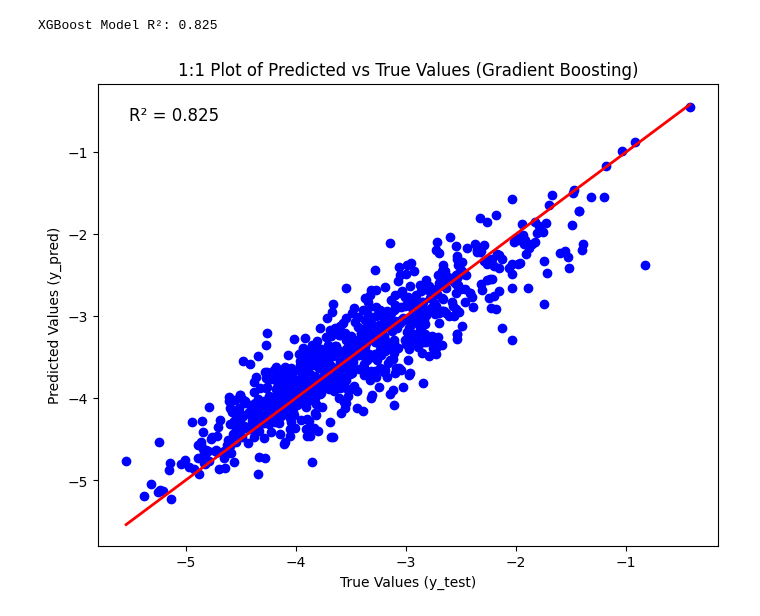
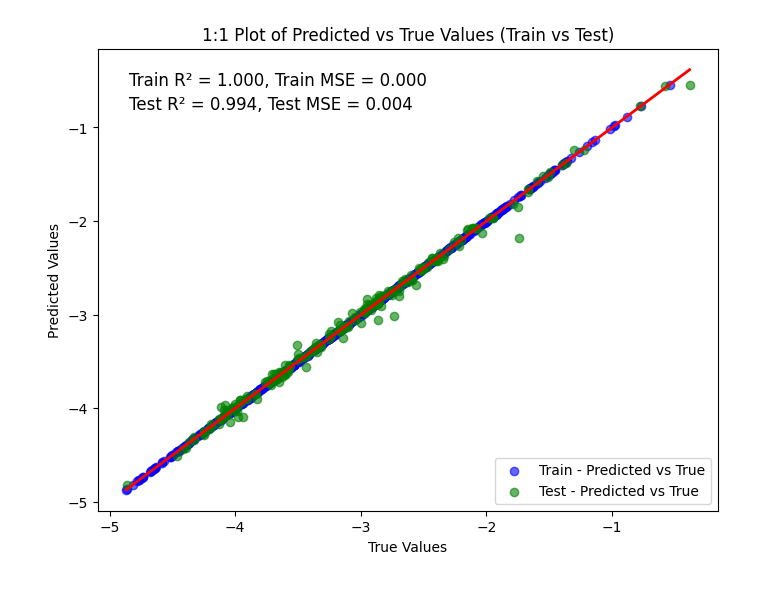
Before and after one commit to kosb123/Punching-shear, a Jupyter notebook: earthquake_code/test.ipynb, the cells around one changed output. Drawn from its saved outputs; the diff is of its cells as text; code cells hidden in the pictures.

```diff
--- a/earthquake_code/test.ipynb
+++ b/earthquake_code/test.ipynb
@@ -53,51 +280,69 @@ TypeError: loop of ufunc does not support argument 0 of type Explanation which h
 # %%
 import pandas as pd
 import matplotlib.pyplot as plt
 from xgboost import XGBRegressor
 from sklearn.model_selection import train_test_split
-from sklearn.metrics import r2_score
+from sklearn.metrics import r2_score, mean_squared_error
 
 # 데이터 로드
-file_path = '../earthquake_data/2.xlsx'  # 데이터 파일 경로
+file_path = '../earthquake_data/x_nan_4.xlsx'  # 데이터 파일 경로
 data = pd.read_excel(file_path, sheet_name=None)
 
-# 'i2' 시트에서 입력 변수 선택
-i2_data = data['i2']
-X_i2 = i2_data[['지역 규모', '모멘트 규모', '진원 깊이', '진원 거리', '전파 거리', 'dVI', 'Vs30']]
+# 'i4' 시트에서 입력 변수 선택
+i4_data = data['i4']
+X_i4 = i4_data[['Hypercentral_Distance', 'Moment_Magnitude', 'Hypocentral_Depth', 'Hypocentral_Distance', 'Propagation_Distance', 'dVI', 'Vs30', 'pga']]
 
-# 'Vs30' 열의 NaN 값 0으로 변경
-X_i2['Vs30'] = X_i2['Vs30'].fillna(0)
-
-# 'o2' 시트에서 정답값 (1열) 선택
-o2_data = data['o2']
-y_o2 = o2_data['1열']
+# 'o4' 시트에서 정답값 (1열) 선택
+o4_data = data['o4']
+y_o4 = o4_data['1c']
 
 # 훈련 세트와 테스트 세트로 분할
-X_train, X_test, y_train, y_test = train_test_split(X_i2, y_o2, test_size=0.2, random_state=42)
+X_train, X_test, y_train, y_test = train_test_split(X_i4, y_o4, test_size=0.2, random_state=42)
 
 # 그라디언트 부스팅 모델 학습
 gb_model = XGBRegressor(objective='reg:squarederror', random_state=42)
 gb_model.fit(X_train, y_train)
 
 # 예측 수행
-y_pred = gb_model.predict(X_test)
+y_pred_train = gb_model.predict(X_train)
+y_pred_test = gb_model.predict(X_test)
 
 # R² 점수 계산
-r2 = r2_score(y_test, y_pred)
-print(f'XGBoost Model R²: {r2:.3f}')
+r2_train = r2_score(y_train, y_pred_train)
+r2_test = r2_score(y_test, y_pred_test)
 
-# 1대1 플롯 그리기
+# MSE 계산
+mse_train = mean_squared_error(y_train, y_pred_train)
+mse_test = mean_squared_error(y_test, y_pred_test)
+
+# 1대1 플롯 그리기 (훈련 세트와 테스트 세트)
 plt.figure(figsize=(8, 6))
-plt.scatter(y_test, y_pred, color='blue', label='Predicted vs True')
-plt.plot([y_test.min(), y_test.max()], [y_test.min(), y_test.max()], color='red', linewidth=2)
-plt.title('1:1 Plot of Predicted vs True Values (Gradient Boosting)')
-plt.xlabel('True Values (y_test)')
-plt.ylabel('Predicted Values (y_pred)')
-plt.text(0.05, 0.95, f'R² = {r2:.3f}', transform=plt.gca().transAxes, fontsize=12, verticalalignment='top')
+
+# 훈련 세트
+plt.scatter(y_train, y_pred_train, color='blue', label='Train - Predicted vs True', alpha=0.6)
+
+# 테스트 세트
+plt.scatter(y_test, y_pred_test, color='green', label='Test - Predicted vs True', alpha=0.6)
+
+# 1대1 직선
+plt.plot([y_o4.min(), y_o4.max()], [y_o4.min(), y_o4.max()], color='red', linewidth=2)
+
+# 제목과 레이블
+plt.title('1:1 Plot of Predicted vs True Values (Train vs Test)')
+plt.xlabel('True Values')
+plt.ylabel('Predicted Values')
+
+# R² 및 MSE를 한 줄로 표시
+plt.text(0.05, 0.95, f'Train R² = {r2_train:.3f}, Train MSE = {mse_train:.3f}', transform=plt.gca().transAxes, fontsize=12, verticalalignment='top')
+plt.text(0.05, 0.90, f'Test R² = {r2_test:.3f}, Test MSE = {mse_test:.3f}', transform=plt.gca().transAxes, fontsize=12, verticalalignment='top')
+
+# 범례
+plt.legend()
+
+# 그래프 출력
 plt.show()
 # %% [output]
-XGBoost Model R²: 0.825
-[figure, old version]
+[figure, new version]
 # %%
 import pandas as pd
 import matplotlib.pyplot as plt
```
Also changed, not shown: parts of 11 cells of this notebook, 3 other files.
